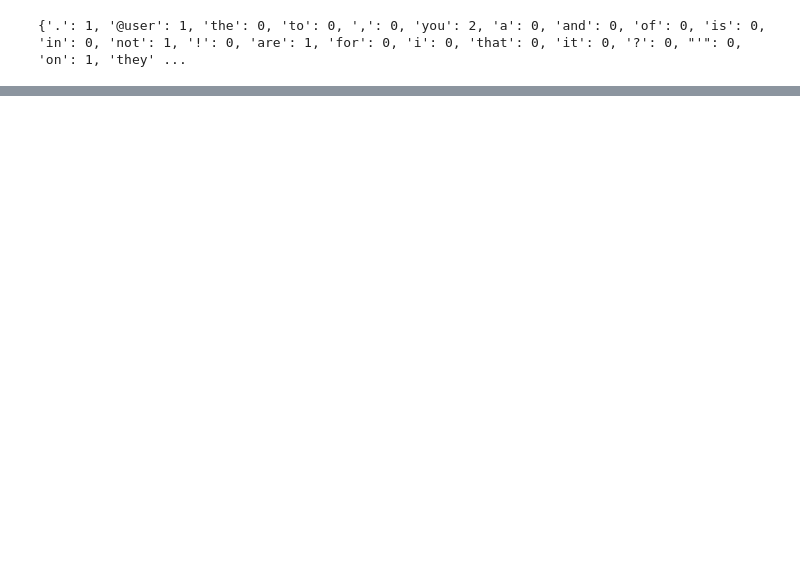
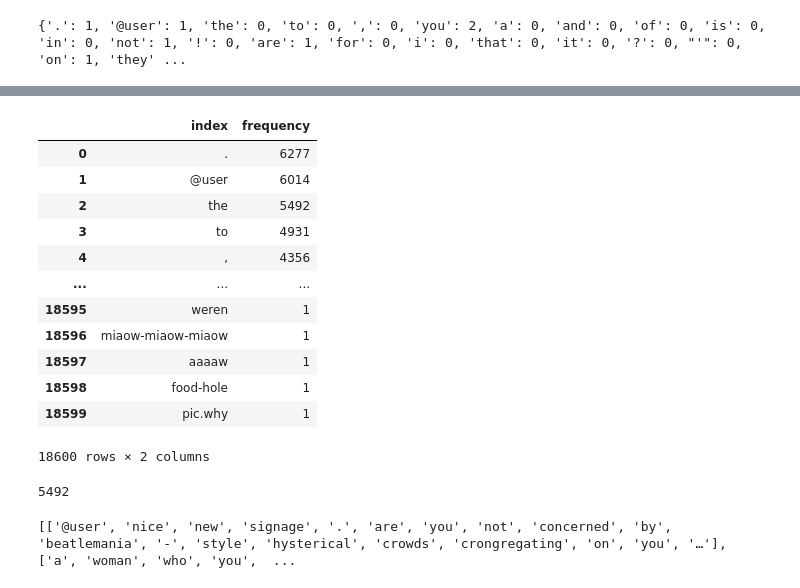
Before and after one commit to jonas-mika/twitter-hatespeech-detection, a Jupyter notebook: notebooks/project4.ipynb, the cells around one changed output, grey strips where cells are left out. Drawn from its saved outputs; the diff is of its cells as text; code cells hidden in the pictures; blank space fills up the shorter version.

```diff
--- a/notebooks/project4.ipynb
+++ b/notebooks/project4.ipynb
@@ -774,0 +755,20 @@ for tweet in DATA['processed']['hate']['train_text']:
+# %%
+VOCABULARY['hate'][['index', 'frequency']]
+# %% [output]
+|  | index | frequency |
+| 0 | . | 6277 |
+| 1 | @user | 6014 |
+| 2 | the | 5492 |
+| 3 | to | 4931 |
+| 4 | , | 4356 |
+| ... | ... | ... |
+| 18595 | weren | 1 |
+| 18596 | miaow-miaow-miaow | 1 |
+| 18597 | aaaaw | 1 |
+| 18598 | food-hole | 1 |
+| 18599 | pic.why | 1 |
+18600 rows × 2 columns
+# %%
+int(VOCABULARY['hate'][VOCABULARY['hate']['index']=="the"]["frequency"])
+# %% [output]
+5492
@@ -774,0 +783,4 @@ for tweet in DATA['processed']['hate']['train_text']:
+# %%
+print(DATA["processed"]["hate"]["train_text"][:5])
+# %% [output]
+[['@user', 'nice', 'new', 'signage', '.', 'are', 'you', 'not', 'concerned', 'by', 'beatlemania', '-', 'style', 'hysterical', 'crowds', 'crongregating', 'on', 'you', '…'], ['a', 'woman', 'who', 'you',  ...
```
Also changed, not shown: parts of 18 cells of this notebook.
